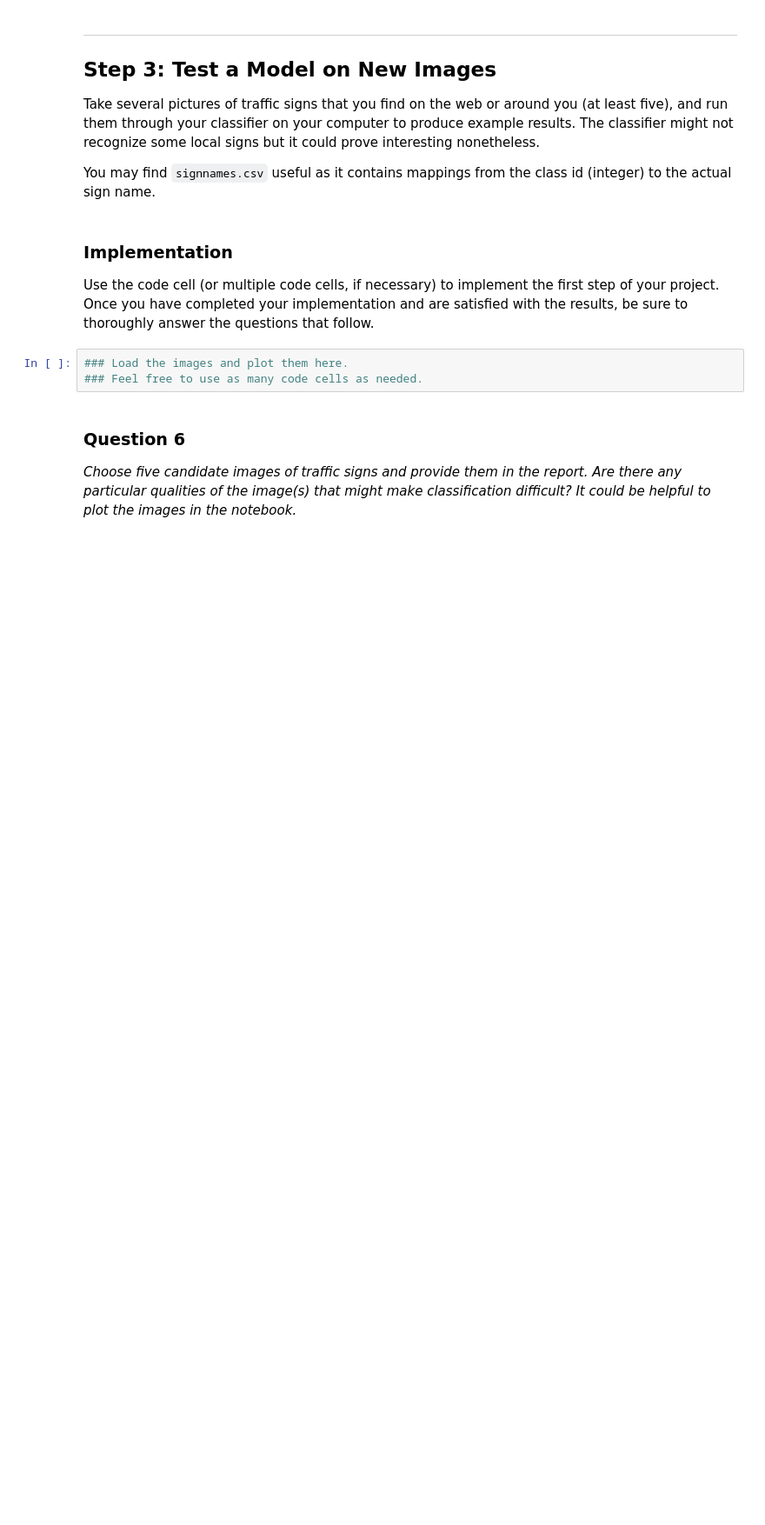
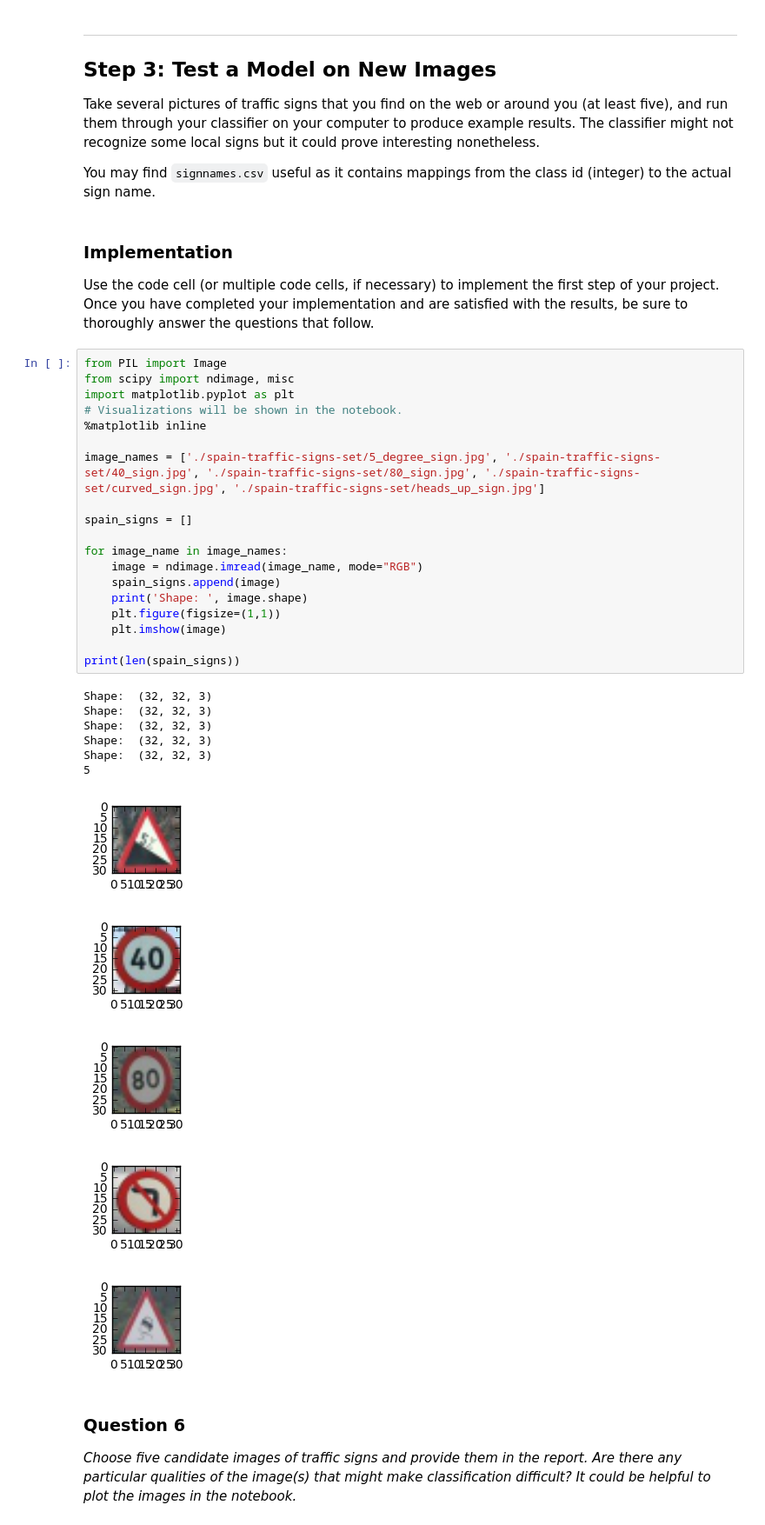
Before and after one commit to mcka1n/CarND-Traffic-Sign-Classifier-Project, a Jupyter notebook: Traffic_Sign_Classifier.ipynb, the cells around one changed output. Shown: that part at 87% size. Cells and saved outputs as stored; diff of their text form; blank space fills up the shorter version.

Commit message:
adds traffic signs from Spain

```diff
--- a/Traffic_Sign_Classifier.ipynb
+++ b/Traffic_Sign_Classifier.ipynb
@@ -344,9 +344,37 @@ You may find `signnames.csv` useful as it contains mappings from the class id (i
 ### Implementation
 
 Use the code cell (or multiple code cells, if necessary) to implement the first step of your project. Once you have completed your implementation and are satisfied with the results, be sure to thoroughly answer the questions that follow.
-# %%
-### Load the images and plot them here.
-### Feel free to use as many code cells as needed.
+# %%
+from PIL import Image
+from scipy import ndimage, misc
+import matplotlib.pyplot as plt
+# Visualizations will be shown in the notebook.
+%matplotlib inline
+
+image_names = ['./spain-traffic-signs-set/5_degree_sign.jpg', './spain-traffic-signs-set/40_sign.jpg', './spain-traffic-signs-set/80_sign.jpg', './spain-traffic-signs-set/curved_sign.jpg', './spain-traffic-signs-set/heads_up_sign.jpg']
+
+spain_signs = []
+
+for image_name in image_names:
+    image = ndimage.imread(image_name, mode="RGB")
+    spain_signs.append(image)
+    print('Shape: ', image.shape)
+    plt.figure(figsize=(1,1))
+    plt.imshow(image)
+
+print(len(spain_signs))
+# %% [output]
+Shape:  (32, 32, 3)
+Shape:  (32, 32, 3)
+Shape:  (32, 32, 3)
+Shape:  (32, 32, 3)
+Shape:  (32, 32, 3)
+5
+[figure, added]
+[figure, added]
+[figure, added]
+[figure, added]
+[figure, added]
 # %% [markdown]
 ### Question 6
 
```
Also changed, not shown: parts of 6 cells of this notebook, 10 other files.
